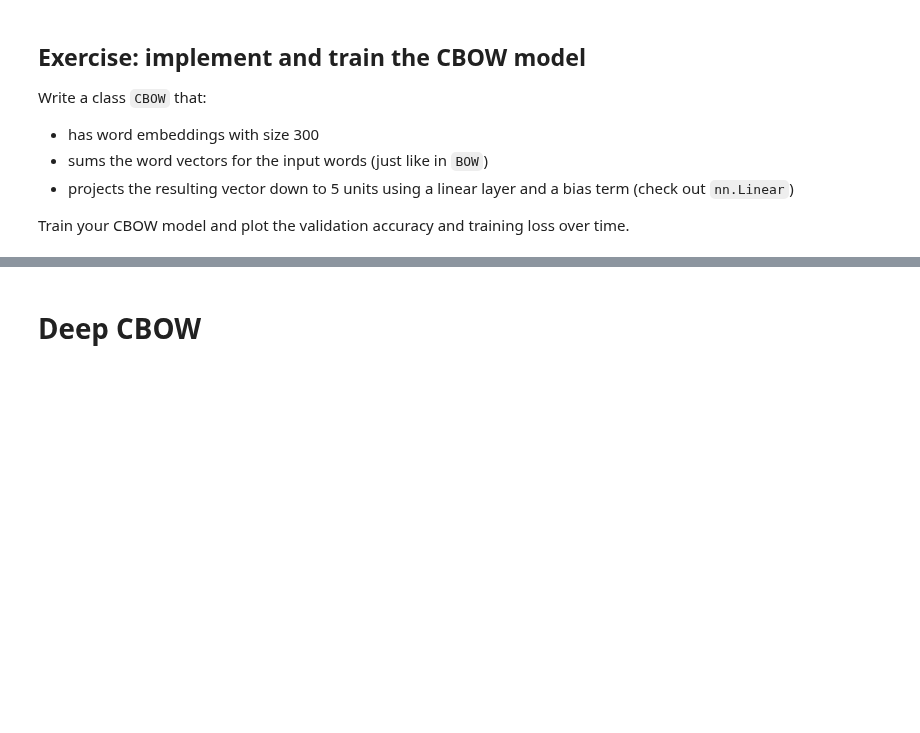
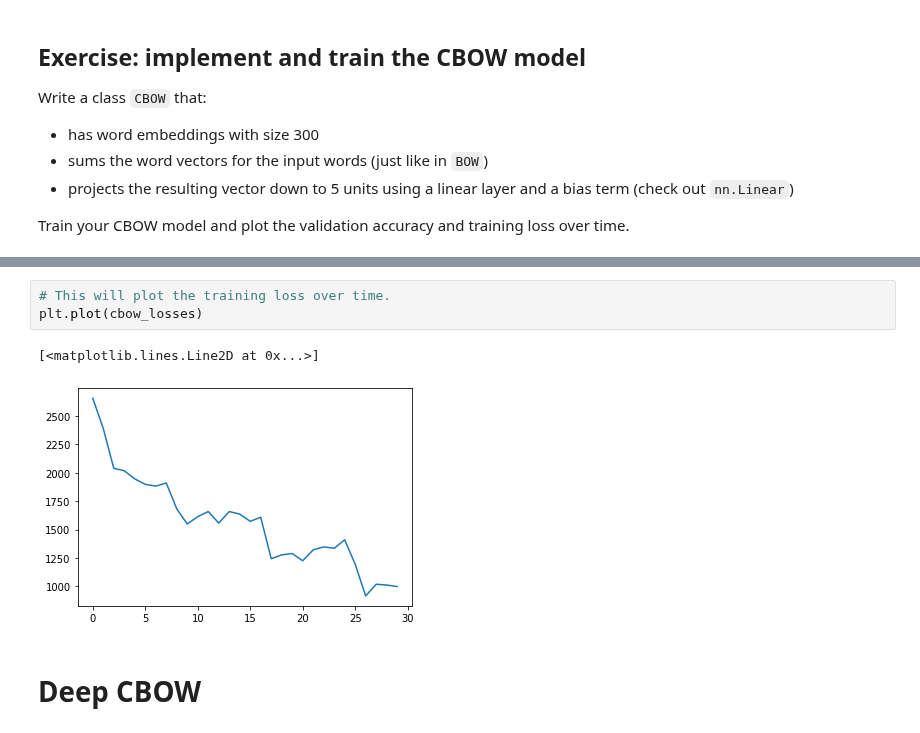
Before and after one commit to Lucyferko/NLP, a Jupyter notebook: NLP1_2024_Practical_2_(student_version).ipynb, the cells around one changed output, grey strips where cells are left out. Drawn from its saved outputs; the diff is of its cells as text; blank space fills up the shorter version.

```diff
--- a/NLP1_2024_Practical_2_(student_version).ipynb
+++ b/NLP1_2024_Practical_2_(student_version).ipynb
@@ -658,3 +744,9 @@ Train your CBOW model and plot the validation accuracy and training loss over ti
+# %%
+# This will plot the training loss over time.
+plt.plot(cbow_losses)
+# %% [output]
+[<matplotlib.lines.Line2D at 0x...>]
+[figure, added]
 # %% [markdown]
 # Deep CBOW
 # %% [markdown]
```
Also changed, not shown: parts of 19 cells of this notebook, 6 other files.
